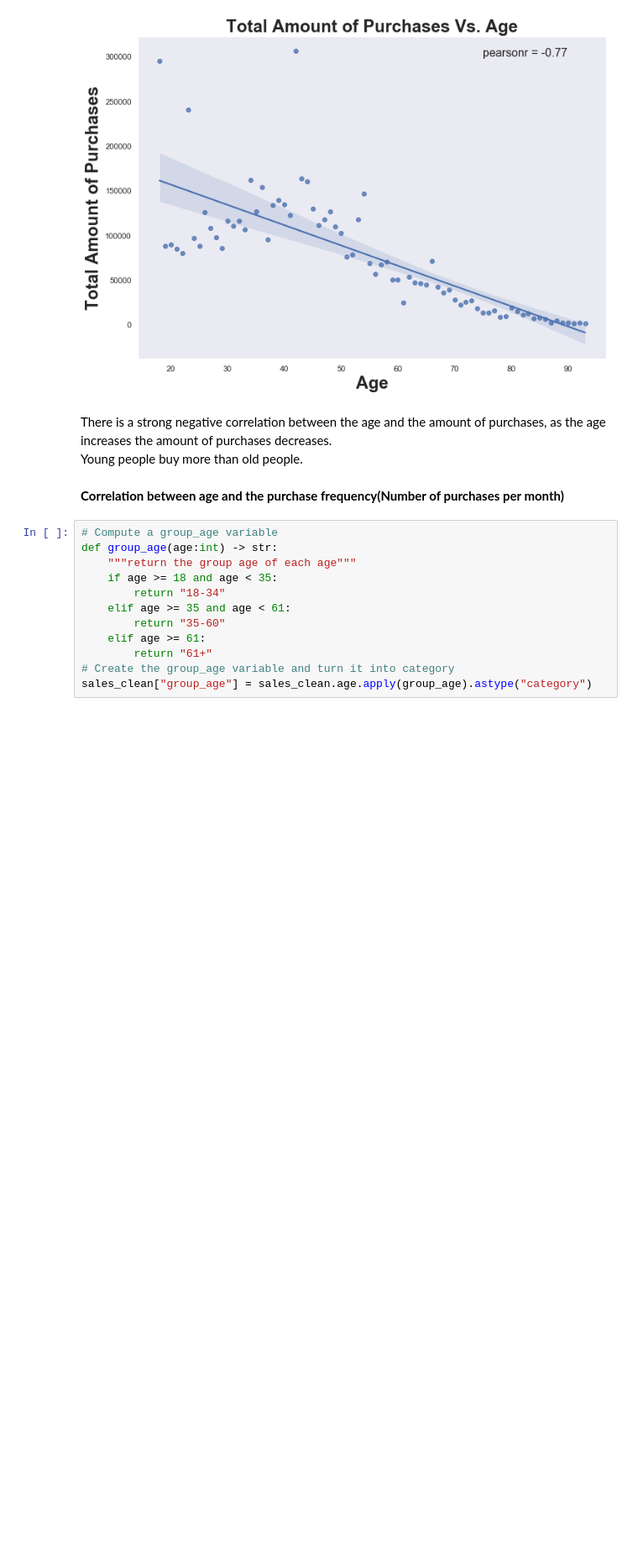
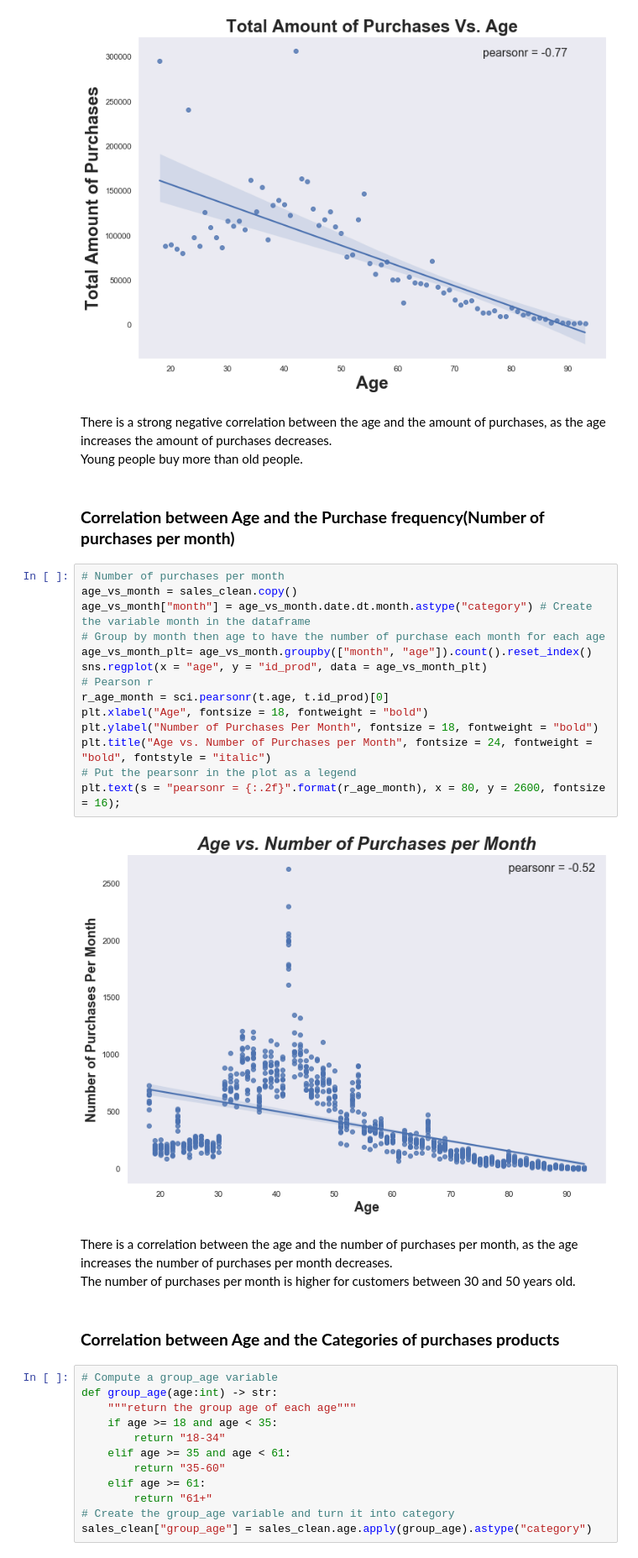
Before and after one commit to furawa/OC_data_analyst_projects, a Jupyter notebook: 02_analyze_company_sales/analyze_sales.ipynb, the cells around one changed output. Shown at 84% size. Drawn from its saved outputs; the diff is of its cells as text; blank space fills up the shorter version.

```diff
--- a/02_analyze_company_sales/analyze_sales.ipynb
+++ b/02_analyze_company_sales/analyze_sales.ipynb
@@ -440,7 +440,28 @@ plt.text(s = "pearsonr = {:.2f}".format(r_age_price), y = 300000, x = 75, fontsi
 There is a strong negative correlation between the age and the amount of purchases, as the age increases the amount of purchases decreases.
 Young people buy more than old people.
 # %% [markdown]
-**Correlation between age and the purchase frequency(Number of purchases per month)**
+### **Correlation between Age and the Purchase frequency(Number of purchases per month)**
+# %%
+# Number of purchases per month
+age_vs_month = sales_clean.copy()
+age_vs_month["month"] = age_vs_month.date.dt.month.astype("category") # Create the variable month in the dataframe
+# Group by month then age to have the number of purchase each month for each age
+age_vs_month_plt= age_vs_month.groupby(["month", "age"]).count().reset_index()
+sns.regplot(x = "age", y = "id_prod", data = age_vs_month_plt)
+# Pearson r
+r_age_month = sci.pearsonr(t.age, t.id_prod)[0]
+plt.xlabel("Age", fontsize = 18, fontweight = "bold")
+plt.ylabel("Number of Purchases Per Month", fontsize = 18, fontweight = "bold")
+plt.title("Age vs. Number of Purchases per Month", fontsize = 24, fontweight = "bold", fontstyle = "italic")
+# Put the pearsonr in the plot as a legend
+plt.text(s = "pearsonr = {:.2f}".format(r_age_month), x = 80, y = 2600, fontsize = 16);
+# %% [output]
+[figure, added]
+# %% [markdown]
+There is a correlation between the age and the number of purchases per month, as the age increases the number of purchases per month decreases.
+The number of purchases per month is higher for customers between 30 and 50 years old.
+# %% [markdown]
+### **Correlation between Age and the Categories of purchases products**
 # %%
 # Compute a group_age variable
 def group_age(age:int) -> str:
```
Also changed, not shown: parts of 31 cells of this notebook.
